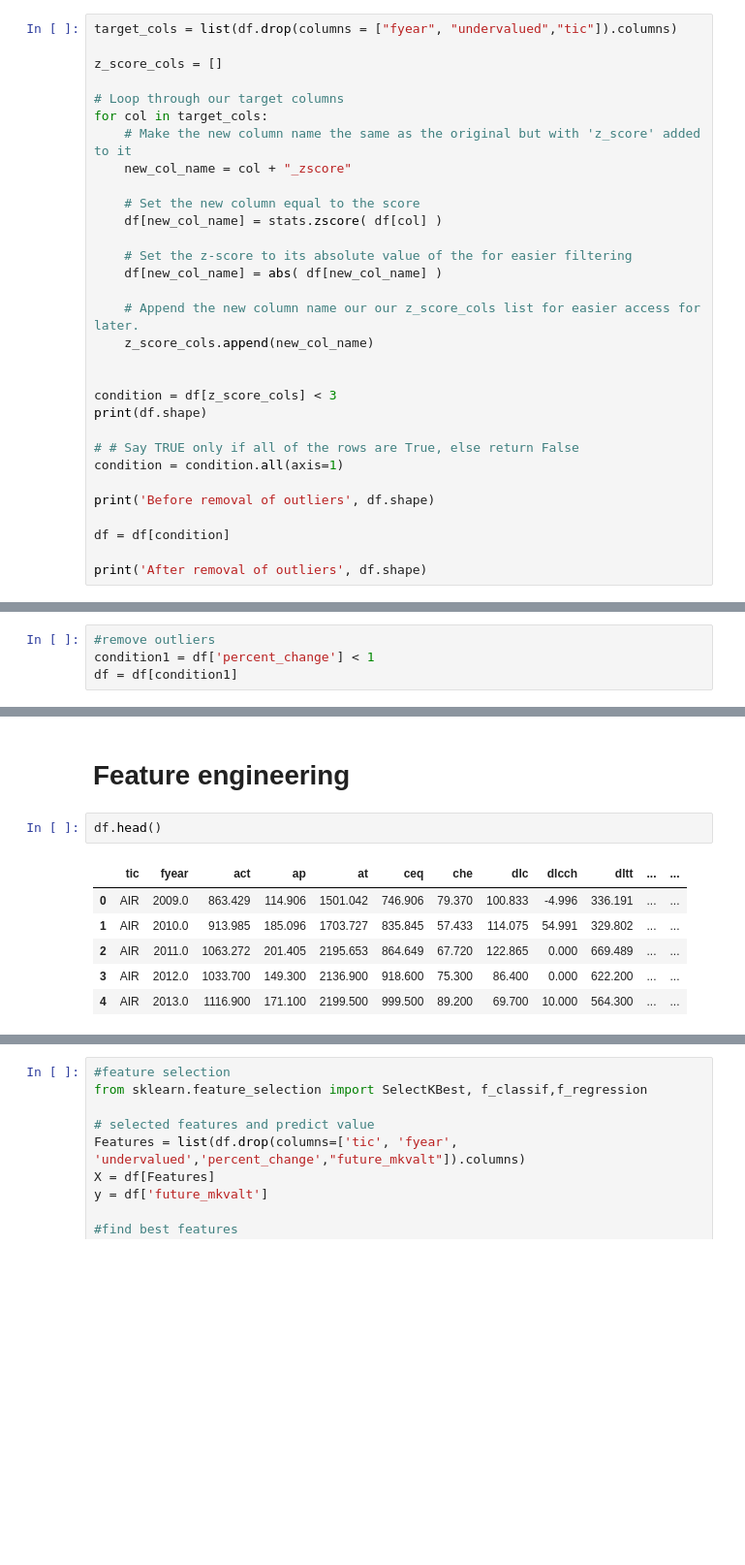
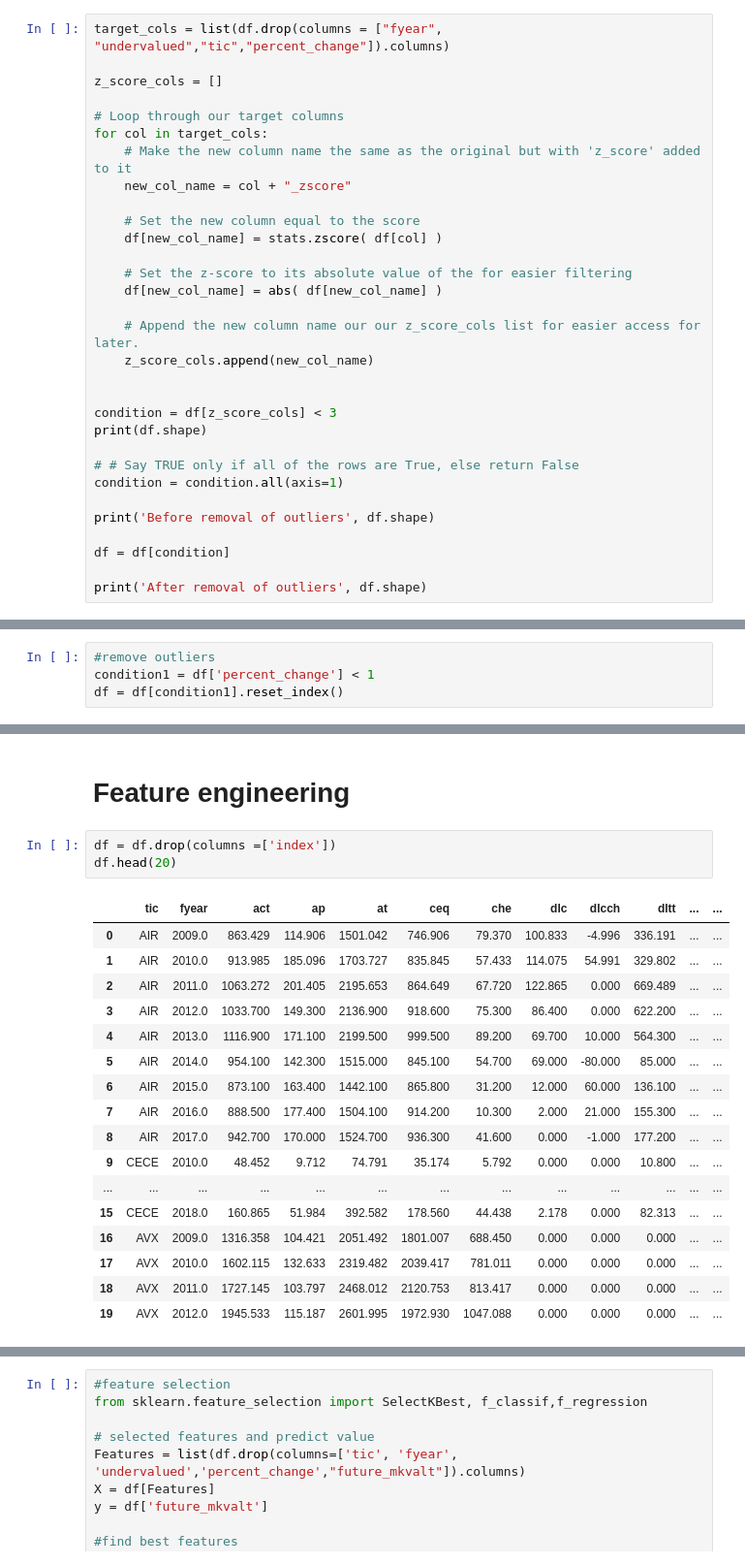
Before and after one commit to yaakoveitan/StonksLLC, a Jupyter notebook: Future_mkvalt_test.ipynb, the cells around one changed output, grey strips where cells are left out. Shown: that part at 97% size. Saved outputs shown, nothing was run; the diff lists cells and outputs as text; blank space fills up the shorter version.

```diff
--- a/Future_mkvalt_test.ipynb
+++ b/Future_mkvalt_test.ipynb
@@ -160,7 +160,7 @@ len(df)
 # %%
 original_columns = df.columns
 # %%
-target_cols = list(df.drop(columns = ["fyear", "undervalued","tic"]).columns)
+target_cols = list(df.drop(columns = ["fyear", "undervalued","tic","percent_change"]).columns)
 
 z_score_cols = []
 
@@ -219,7 +219,7 @@ Text(0.5, 0, 'Percent Increase in market value over 1 year period')
 # %%
 #remove outliers
 condition1 = df['percent_change'] < 1
-df = df[condition1]
+df = df[condition1].reset_index()
 # %%
 #replot
 binwidth=5
@@ -240,11 +240,23 @@ Text(0.5, 0, 'Percent Increase in market value over 1 year period')
 # %% [markdown]
 # Feature engineering
 # %%
-df.head()
+df = df.drop(columns =['index'])
+df.head(20)
 # %% [output]
 |  | tic | fyear | act | ap | at | ceq | che | dlc | dlcch | dltt | ... | ... |
 | 0 | AIR | 2009.0 | 863.429 | 114.906 | 1501.042 | 746.906 | 79.370 | 100.833 | -4.996 | 336.191 | ... | ... |
 | 1 | AIR | 2010.0 | 913.985 | 185.096 | 1703.727 | 835.845 | 57.433 | 114.075 | 54.991 | 329.802 | ... | ... |
 | 2 | AIR | 2011.0 | 1063.272 | 201.405 | 2195.653 | 864.649 | 67.720 | 122.865 | 0.000 | 669.489 | ... | ... |
 | 3 | AIR | 2012.0 | 1033.700 | 149.300 | 2136.900 | 918.600 | 75.300 | 86.400 | 0.000 | 622.200 | ... | ... |
 | 4 | AIR | 2013.0 | 1116.900 | 171.100 | 2199.500 | 999.500 | 89.200 | 69.700 | 10.000 | 564.300 | ... | ... |
+| 5 | AIR | 2014.0 | 954.100 | 142.300 | 1515.000 | 845.100 | 54.700 | 69.000 | -80.000 | 85.000 | ... | ... |
+| 6 | AIR | 2015.0 | 873.100 | 163.400 | 1442.100 | 865.800 | 31.200 | 12.000 | 60.000 | 136.100 | ... | ... |
+| 7 | AIR | 2016.0 | 888.500 | 177.400 | 1504.100 | 914.200 | 10.300 | 2.000 | 21.000 | 155.300 | ... | ... |
+| 8 | AIR | 2017.0 | 942.700 | 170.000 | 1524.700 | 936.300 | 41.600 | 0.000 | -1.000 | 177.200 | ... | ... |
+| 9 | CECE | 2010.0 | 48.452 | 9.712 | 74.791 | 35.174 | 5.792 | 0.000 | 0.000 | 10.800 | ... | ... |
+| ... | ... | ... | ... | ... | ... | ... | ... | ... | ... | ... | ... | ... |
+| 15 | CECE | 2018.0 | 160.865 | 51.984 | 392.582 | 178.560 | 44.438 | 2.178 | 0.000 | 82.313 | ... | ... |
+| 16 | AVX | 2009.0 | 1316.358 | 104.421 | 2051.492 | 1801.007 | 688.450 | 0.000 | 0.000 | 0.000 | ... | ... |
+| 17 | AVX | 2010.0 | 1602.115 | 132.633 | 2319.482 | 2039.417 | 781.011 | 0.000 | 0.000 | 0.000 | ... | ... |
+| 18 | AVX | 2011.0 | 1727.145 | 103.797 | 2468.012 | 2120.753 | 813.417 | 0.000 | 0.000 | 0.000 | ... | ... |
+| 19 | AVX | 2012.0 | 1945.533 | 115.187 | 2601.995 | 1972.930 | 1047.088 | 0.000 | 0.000 | 0.000 | ... | ... |
```
Also changed, not shown: parts of 27 cells of this notebook, 1 other file.
